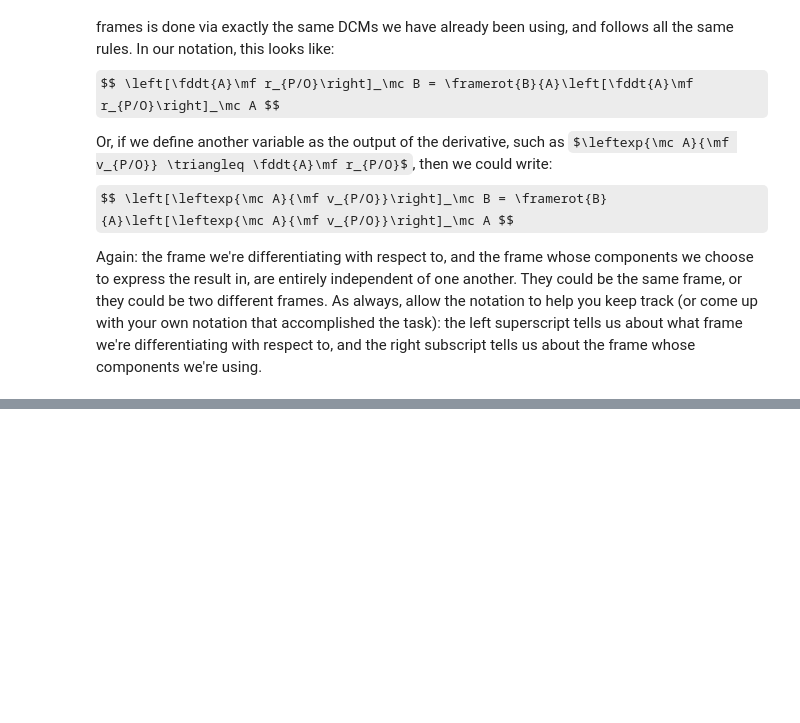
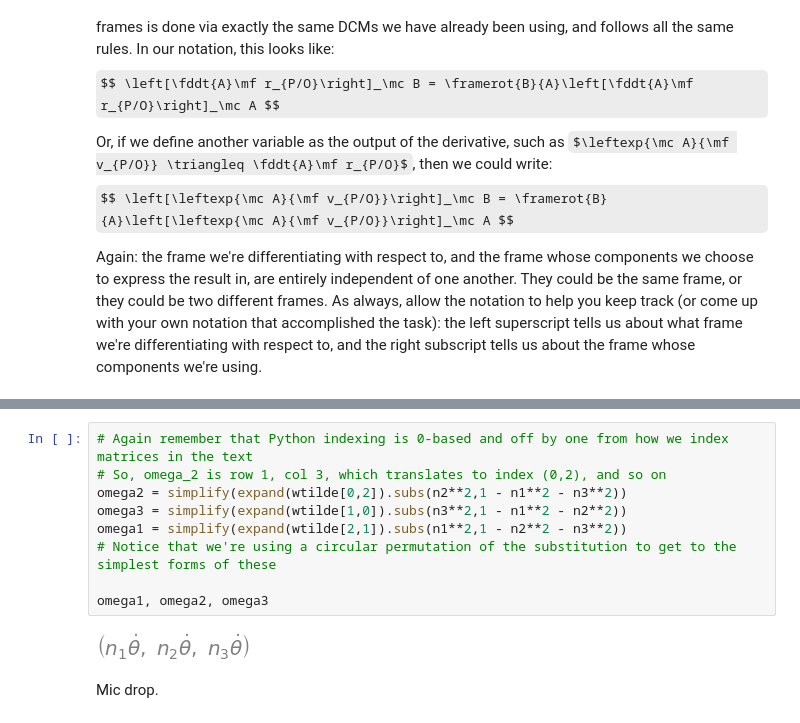
Before and after one commit to dsavransky/astrodynamicsbook, a Jupyter notebook: Notebooks/06-Vector Derivatives.ipynb, the cells around one changed output, grey strips where cells are left out. Cells and saved outputs as stored; diff of their text form; some formulas as TeX source; blank space fills up the shorter version.

Commit message:
text update

```diff
--- a/Notebooks/06-Vector Derivatives.ipynb
+++ b/Notebooks/06-Vector Derivatives.ipynb
@@ -154,0 +294,13 @@ $\displaystyle \left( {\vphantom{\dot{C}}}^\mathcal{A}{\dot{C}}^{\mathcal{B}}_{1
+# %%
+# Again remember that Python indexing is 0-based and off by one from how we index matrices in the text
+# So, omega_2 is row 1, col 3, which translates to index (0,2), and so on
+omega2 = simplify(expand(wtilde[0,2]).subs(n2**2,1 - n1**2 - n3**2))
+omega3 = simplify(expand(wtilde[1,0]).subs(n3**2,1 - n1**2 - n2**2))
+omega1 = simplify(expand(wtilde[2,1]).subs(n1**2,1 - n2**2 - n3**2))
+# Notice that we're using a circular permutation of the substitution to get to the simplest forms of these
+
+omega1, omega2, omega3
+# %% [output]
+[figure, added]
+# %% [markdown]
+Mic drop.
```
Also changed, not shown: parts of 35 cells of this notebook, 4 other files.
